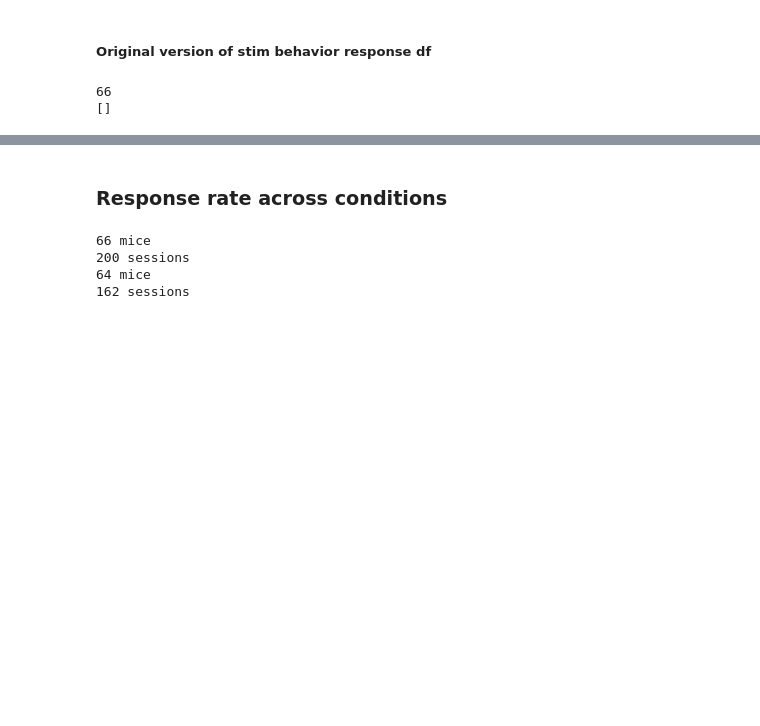
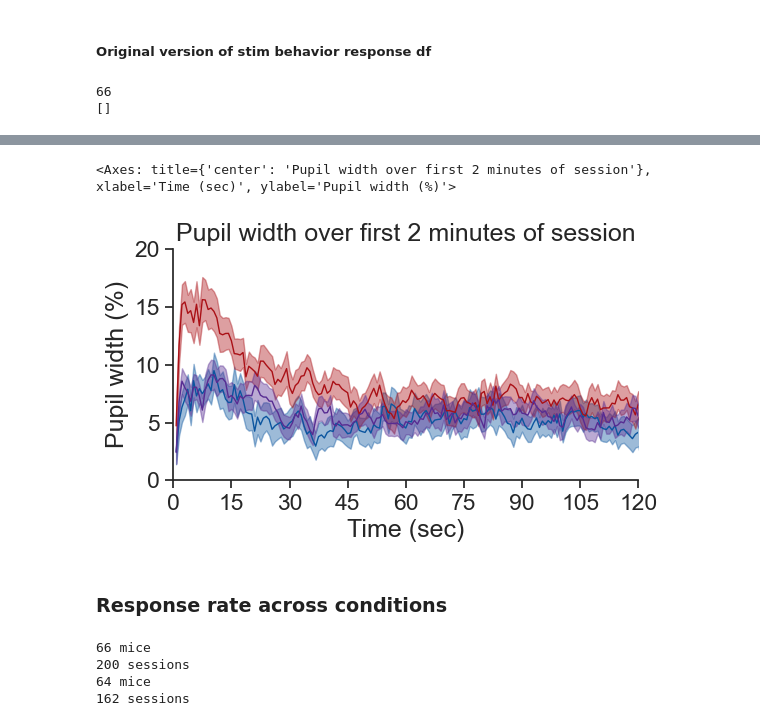
Before and after one commit to AllenInstitute/visual_behavior_analysis, a Jupyter notebook: notebooks/platform_paper_figures/figure_2_main.ipynb, the cells around one changed output, grey strips where cells are left out. Saved outputs shown, nothing was run; the diff lists cells and outputs as text; code cells hidden in the pictures; blank space fills up the shorter version.

```diff
--- a/notebooks/platform_paper_figures/figure_2_main.ipynb
+++ b/notebooks/platform_paper_figures/figure_2_main.ipynb
@@ -623,15 +626,18 @@ print(len(image_sdf.mouse_id.unique()))
 # %%
 
 metric = 'mean_pupil_width'
 ylabel = 'Pupil width (%)'
 time_window_min = 2
 ylim = (0, 20)
 title = f'Pupil width over first {time_window_min} minutes of session'
 
 ppf.plot_metric_across_stimuli_by_experience_level(image_sdf, metric, time_window_min=time_window_min,
-                                                title=title, ylabel=ylabel, ylim=None,
+                                                title=title, ylabel=ylabel, ylim=ylim,
                                                 interval=20, ax=None, save_dir=save_dir,
                                                 folder='within_session_behavior')
+# %% [output]
+<Axes: title={'center': 'Pupil width over first 2 minutes of session'}, xlabel='Time (sec)', ylabel='Pupil width (%)'>
+[figure, added]
 # %% [markdown]
 ### Response rate across conditions
 # %%
```
Also changed, not shown: parts of 7 cells of this notebook, 11 other files.
